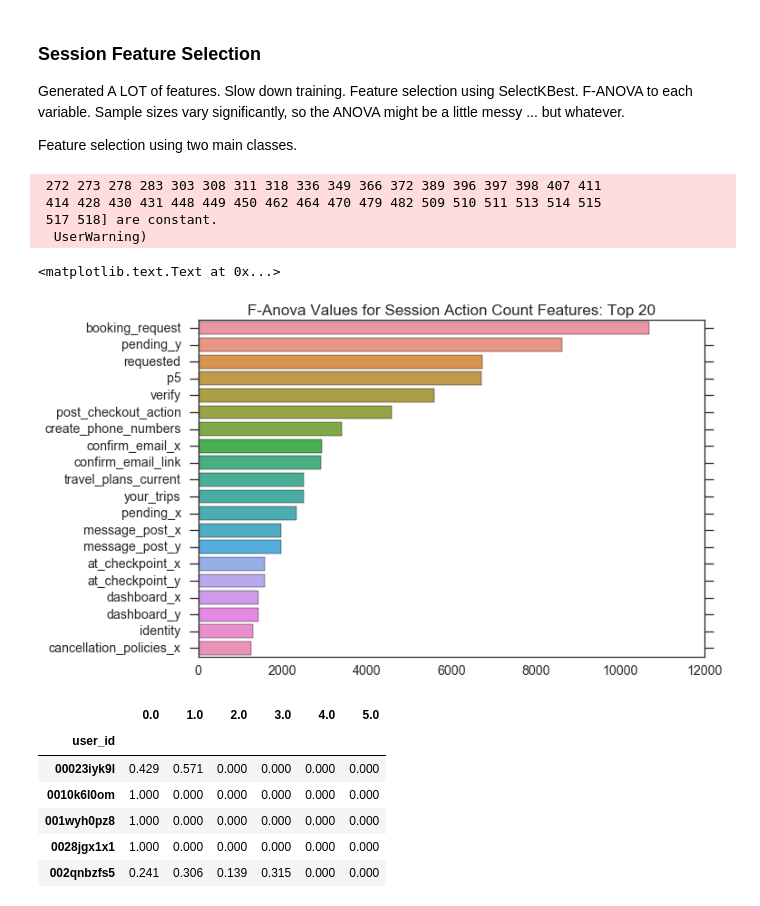
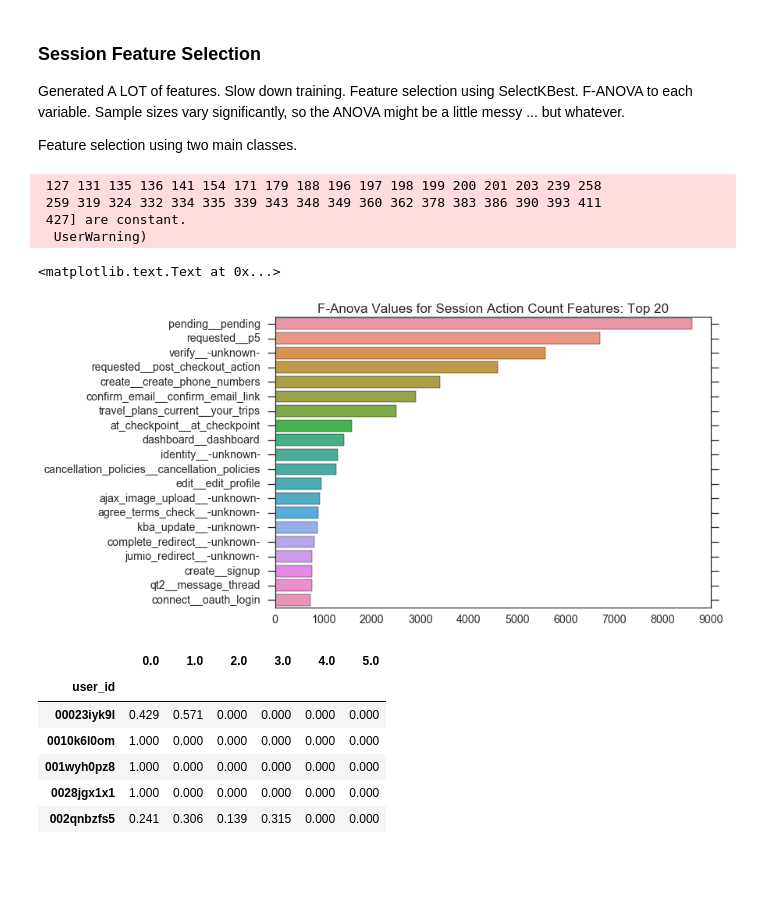
Before and after one commit to darkruby501/AirBnBKaggle, a Jupyter notebook: FINAL - Consolidated.ipynb, the cells around one changed output. Cells and saved outputs as stored; diff of their text form; code cells hidden in the pictures; blank space fills up the shorter version.

Commit message:
Cleaning up Code and Generating Figures

```diff
--- a/FINAL - Consolidated.ipynb
+++ b/FINAL - Consolidated.ipynb
@@ -387,7 +386,7 @@ sessions_pure = scaler.fit_transform(sessions_pure)
 sessions_pure = pd.DataFrame(sessions_pure,columns=sp_cols,index=sp_index)
 # %%
 # Create New Combined Feature for Grouping
-#session_users['action_action_detail'] = session_users['action']+'__'+session_users['action_detail']
-#session_users2 = session_users.groupby(['user_id','action_action_detail']).count()['secs_elapsed'].unstack().fillna(0)
-#print('Number of Action Count Features created:', session_users2.shape[1])
-#print('\n')
+session_users['action_action_detail'] = session_users['action']+'__'+session_users['action_detail']
+session_users2 = session_users.groupby(['user_id','action_action_detail']).count()['secs_elapsed'].unstack().fillna(0)
+print('Number of Action Count Features created:', session_users2.shape[1])
+print('\n')
@@ -394,3 +395,5 @@ sessions_pure = pd.DataFrame(sessions_pure,columns=sp_cols,index=sp_index)
+# %%
+sessions = session_users2
 # %% [markdown]
 #### Action Counts
 How many times a user performed a certain action. Action Type was boring. Just combined action,action_detail for grouping.
@@ -452,32 +455,32 @@ Generated A LOT of features. Slow down training. Feature selection using SelectK
 Feature selection using two main classes.
 # %%
 ## Need to attach labels for feature selection.
-SessionX = pd.merge(train_users[['id','country_destination']],sessions_pure,right_index=True,left_on='id',how='inner')
+SessionX = pd.merge(train_users[['id','country_destination']],sessions,right_index=True,left_on='id',how='inner')
 Sessiony = SessionX['country_destination']!="NDF" # Turn this into a binary classification problem
 SessionX.drop(['id','country_destination'],axis=1,inplace=True)
 
 
 # Perform selection
 from sklearn.feature_selection import SelectKBest
-selector = SelectKBest(k=300)
+selector = SelectKBest(k=100)
 selector.fit(SessionX,Sessiony)
-sessions_pure = sessions_pure[sessions_pure.columns[selector.get_support()]]
+sessions = sessions[sessions.columns[selector.get_support()]]
 
 # Examine feature selection univariate statistics test results:
 FeaturePvalues = pd.Series(index=SessionX.columns,data=selector.pvalues_).sort_values(ascending=True)
 FeatureScores = pd.Series(index=SessionX.columns,data=selector.scores_).sort_values(ascending=False)
 # Plot
 k = 20
 plt.figure(figsize=(10,k/3))
 sns.barplot(y=FeatureScores.index[0:k],x=FeatureScores.head(k))
 plt.title('F-Anova Values for Session Action Count Features: Top 20')
 # %% [output]
- 272 273 278 283 303 308 311 318 336 349 366 372 389 396 397 398 407 411
- 414 428 430 431 448 449 450 462 464 470 479 482 509 510 511 513 514 515
- 517 518] are constant.
+ 127 131 135 136 141 154 171 179 188 196 197 198 199 200 201 203 239 258
+ 259 319 324 332 334 335 339 343 348 349 360 362 378 383 386 390 393 411
+ 427] are constant.
   UserWarning)
 <matplotlib.text.Text at 0x...>
-[figure, old version]
+[figure, new version]
 # %%
 ## Features about *when* users were active
 
```
Also changed, not shown: parts of 24 cells of this notebook, 3 other files.
